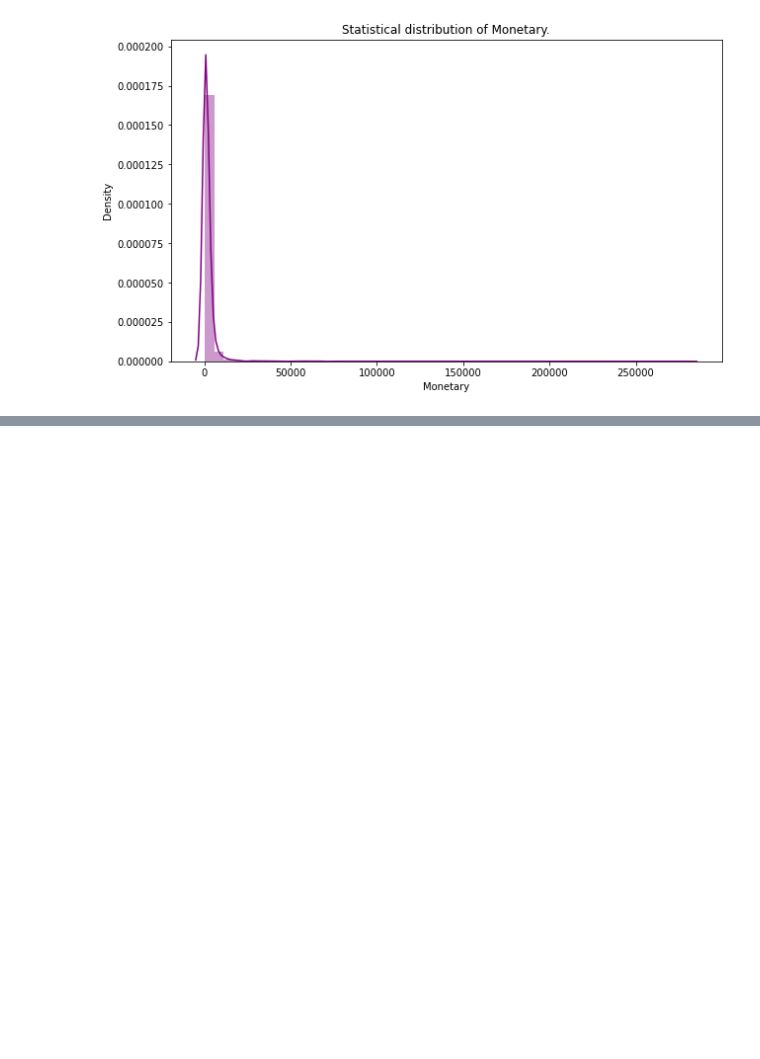
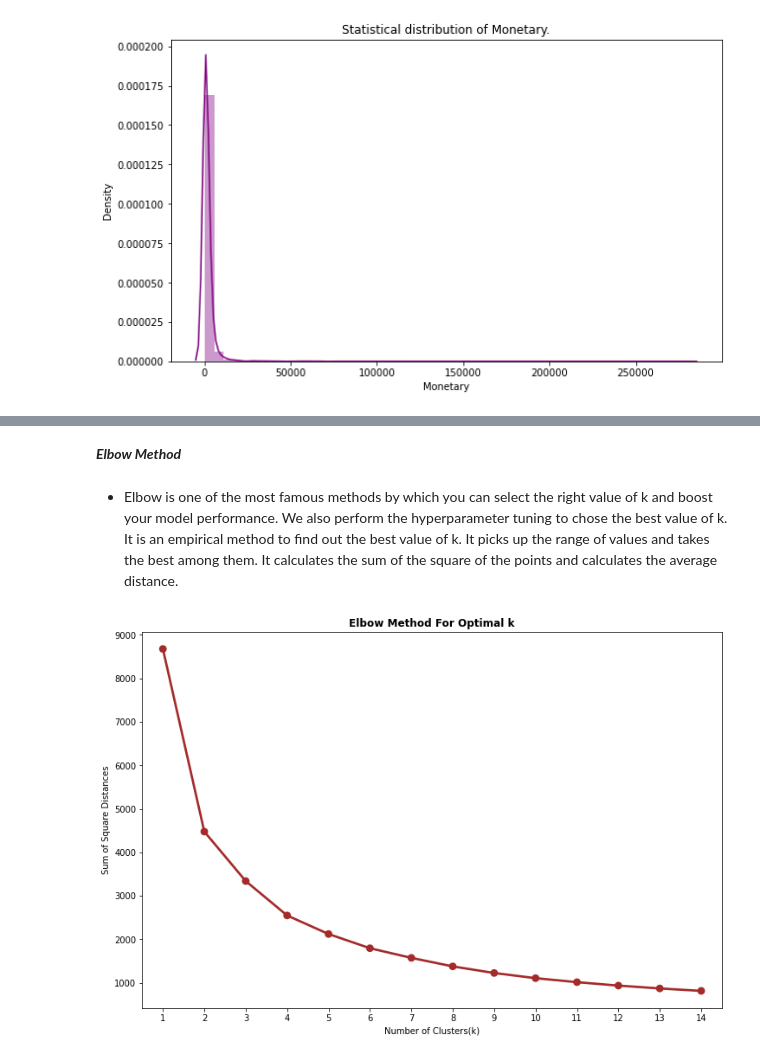
Before and after one commit to Nikkiie/Online-Retail-Customer-Segmentation-Unsupervised, a Jupyter notebook: Online_Retail_Customer_Segmentation_Unsupervised.ipynb, the cells around one changed output, grey strips where cells are left out. Drawn from its saved outputs; the diff is of its cells as text; code cells hidden in the pictures; blank space fills up the shorter version.

```diff
--- a/Online_Retail_Customer_Segmentation_Unsupervised.ipynb
+++ b/Online_Retail_Customer_Segmentation_Unsupervised.ipynb
@@ -608,0 +723,6 @@ for col in RFMScores:
+# %%
+from numpy import math
+from sklearn import preprocessing
+RFMScores['Recency_log'] = RFMScores['Recency'].apply(math.log)
+RFMScores['Frequency_log'] = RFMScores['Frequency'].apply(math.log)
+RFMScores['Monetary_log'] = RFMScores['Monetary'].apply(math.log)
@@ -608,0 +785,29 @@ for col in RFMScores:
+# %% [markdown]
+***Elbow Method***
+# %% [markdown]
+* Elbow is one of the most famous methods by which you can select the right value of k and boost your model performance. We also perform the hyperparameter tuning to chose the best value of k. It is an empirical method to find out the best value of k. It picks up the range of values and takes the best among them. It calculates the sum of the square of the points and calculates the average distance.
+# %%
+#applying elbow method
+features_rec_mon=['Recency_log','Monetary_log']
+X_features_rec_mon=RFMScores[features_rec_mon].values
+scaler_rec_mon=preprocessing.StandardScaler()
+X_rec_mon=scaler_rec_mon.fit_transform(X_features_rec_mon)
+X=X_rec_mon
+
+from sklearn.cluster import KMeans
+
+sum_of_sq_dist = {}
+for k in range(1,15):
+    km = KMeans(n_clusters= k, init= 'k-means++', max_iter= 1000)
+    km = km.fit(X)
+    sum_of_sq_dist[k] = km.inertia_
+
+#Plot the graph for the sum of square distance values and Number of Clusters
+plt.figure(figsize=(12,8))
+sns.pointplot(x = list(sum_of_sq_dist.keys()), y = list(sum_of_sq_dist.values()),color='brown')
+plt.xlabel('Number of Clusters(k)')
+plt.ylabel('Sum of Square Distances')
+plt.title('Elbow Method For Optimal k',fontweight = 'bold')
+plt.show()
+# %% [output]
+[figure, added]
```
Also changed, not shown: parts of 24 cells of this notebook.
